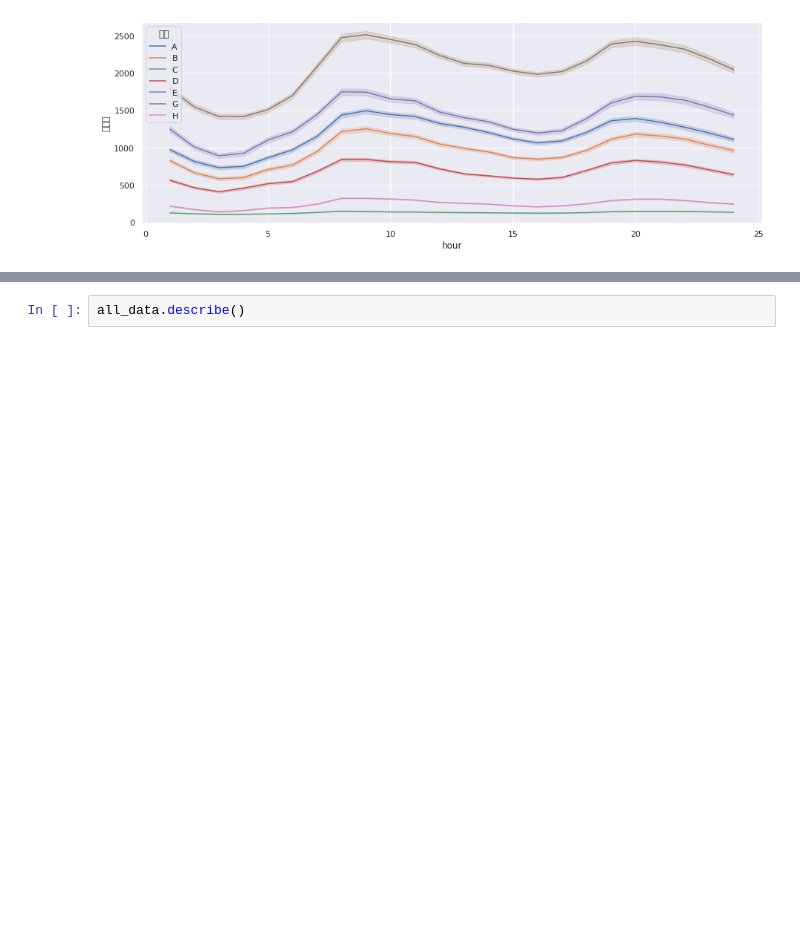
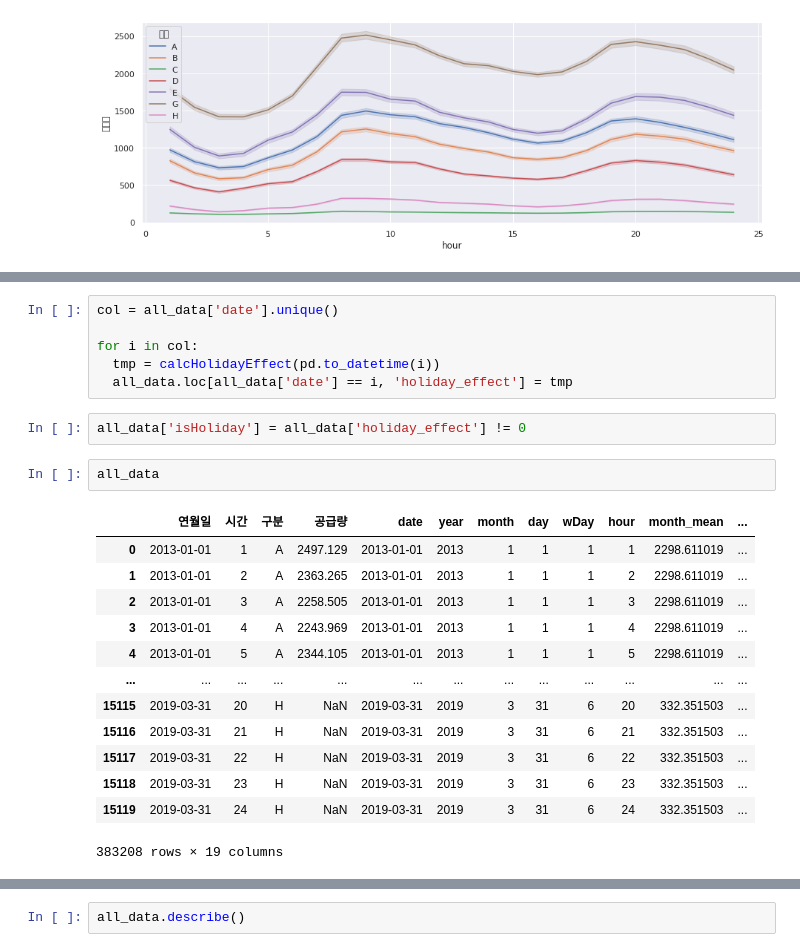
Before and after one commit to dlsdnjs96/Machine_Learning, a Jupyter notebook: classify_climate_tech.ipynb, the cells around one changed output, grey strips where cells are left out. Saved outputs shown, nothing was run; the diff lists cells and outputs as text; blank space fills up the shorter version.

```diff
--- a/classify_climate_tech.ipynb
+++ b/classify_climate_tech.ipynb
@@ -85,3 +166,27 @@ for k in arr:
+# %%
+col = all_data['date'].unique()
+
+for i in col:
+  tmp = calcHolidayEffect(pd.to_datetime(i))
+  all_data.loc[all_data['date'] == i, 'holiday_effect'] = tmp
+# %%
+all_data['isHoliday'] = all_data['holiday_effect'] != 0
+# %%
+all_data
+# %% [output]
+|  | 연월일 | 시간 | 구분 | 공급량 | date | year | month | day | wDay | hour | month_mean | ... |
+| 0 | 2013-01-01 | 1 | A | 2497.129 | 2013-01-01 | 2013 | 1 | 1 | 1 | 1 | 2298.611019 | ... |
+| 1 | 2013-01-01 | 2 | A | 2363.265 | 2013-01-01 | 2013 | 1 | 1 | 1 | 2 | 2298.611019 | ... |
+| 2 | 2013-01-01 | 3 | A | 2258.505 | 2013-01-01 | 2013 | 1 | 1 | 1 | 3 | 2298.611019 | ... |
+| 3 | 2013-01-01 | 4 | A | 2243.969 | 2013-01-01 | 2013 | 1 | 1 | 1 | 4 | 2298.611019 | ... |
+| 4 | 2013-01-01 | 5 | A | 2344.105 | 2013-01-01 | 2013 | 1 | 1 | 1 | 5 | 2298.611019 | ... |
+| ... | ... | ... | ... | ... | ... | ... | ... | ... | ... | ... | ... | ... |
+| 15115 | 2019-03-31 | 20 | H | NaN | 2019-03-31 | 2019 | 3 | 31 | 6 | 20 | 332.351503 | ... |
+| 15116 | 2019-03-31 | 21 | H | NaN | 2019-03-31 | 2019 | 3 | 31 | 6 | 21 | 332.351503 | ... |
+| 15117 | 2019-03-31 | 22 | H | NaN | 2019-03-31 | 2019 | 3 | 31 | 6 | 22 | 332.351503 | ... |
+| 15118 | 2019-03-31 | 23 | H | NaN | 2019-03-31 | 2019 | 3 | 31 | 6 | 23 | 332.351503 | ... |
+| 15119 | 2019-03-31 | 24 | H | NaN | 2019-03-31 | 2019 | 3 | 31 | 6 | 24 | 332.351503 | ... |
+383208 rows × 19 columns
 # %%
 all_data.corr()
 # %% [output]
```
Also changed, not shown: parts of 15 cells of this notebook.
